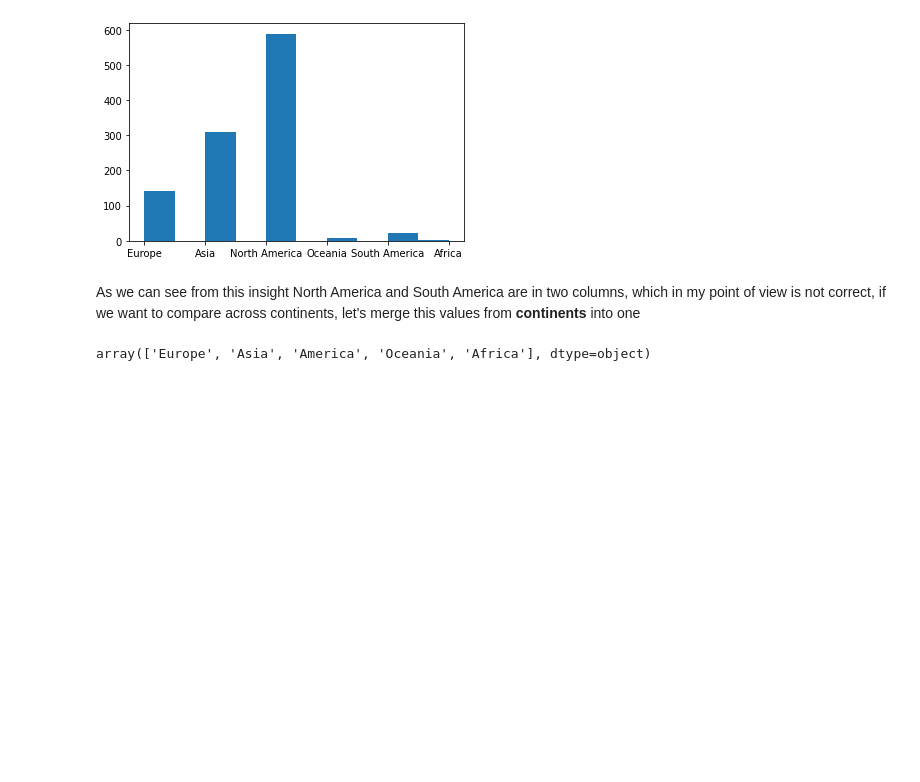
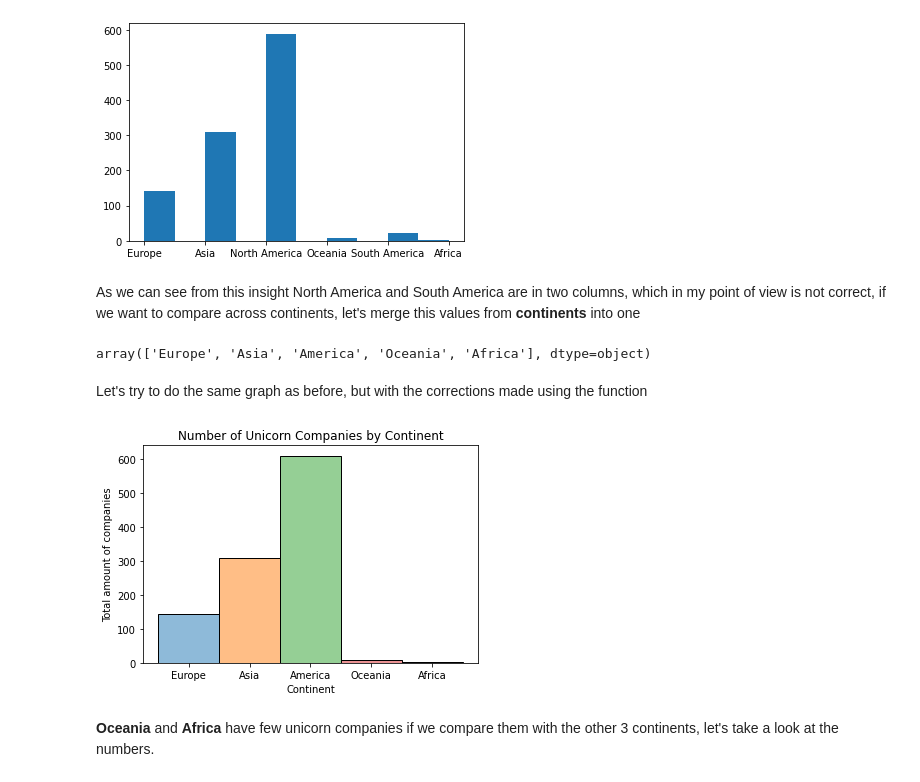
Before and after one commit to rromerov/Data-Science-Projects, a Jupyter notebook: data_analysis/unicorn_companies.ipynb, the cells around one changed output. Drawn from its saved outputs; the diff is of its cells as text; code cells hidden in the pictures; blank space fills up the shorter version.

Commit message:
WIP Countries graph added

```diff
--- a/data_analysis/unicorn_companies.ipynb
+++ b/data_analysis/unicorn_companies.ipynb
@@ -117,3 +112,15 @@ rename_cells("continent",["North America","South America"],"America")
 df.continent.unique()
 # %% [output]
 array(['Europe', 'Asia', 'America', 'Oceania', 'Africa'], dtype=object)
+# %% [markdown]
+Let's try to do the same graph as before, but with the corrections made using the function
+# %%
+sns.histplot(x="continent",data=df,hue="continent",legend=False)
+plt.title("Number of Unicorn Companies by Continent")
+plt.xlabel("Continent")
+plt.ylabel("Total amount of companies")
+plt.show()
+# %% [output]
+[figure, added]
+# %% [markdown]
+**Oceania** and **Africa** have few unicorn companies if we compare them with the other 3 continents, let's take a look at the numbers.
```
Also changed, not shown: parts of 7 cells of this notebook, 1 other file.
